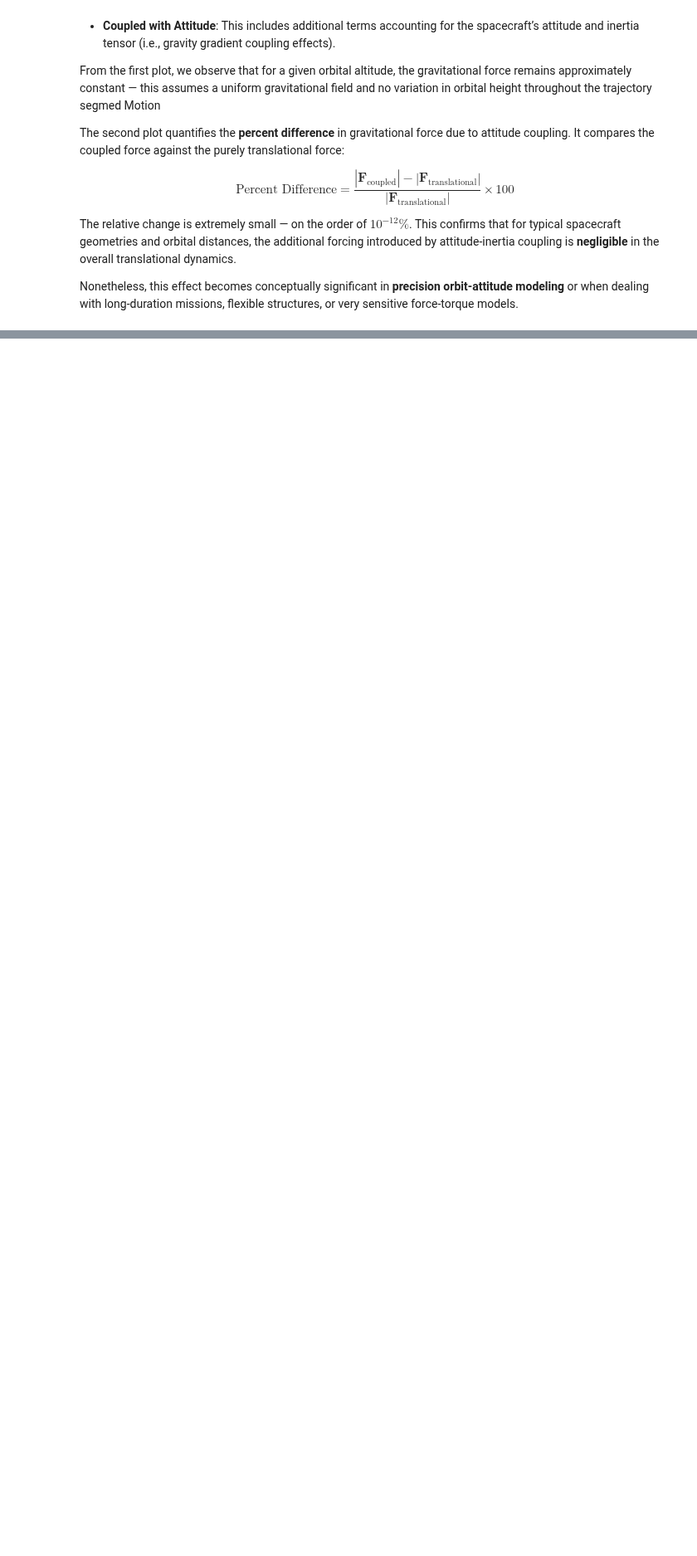
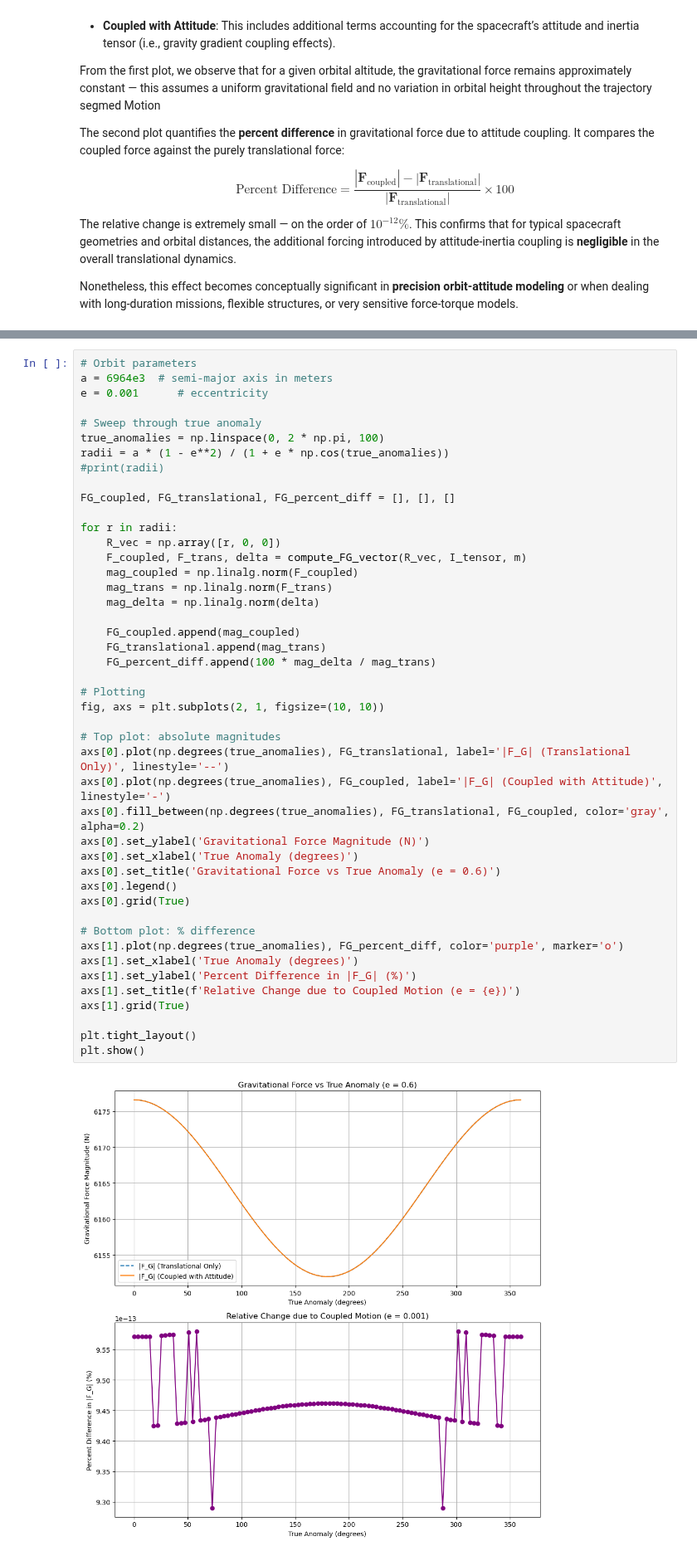
Before and after one commit to johnm3398/Spacecraft-Dynamics-and-Control, a Jupyter notebook: 2 - Kinetics; Studying Spacecraft Motion/Module 3 - Gravity Gradients.ipynb, the cells around one changed output, grey strips where cells are left out. Shown at 83% size. Saved outputs shown, nothing was run; the diff lists cells and outputs as text; blank space fills up the shorter version.

```diff
--- a/2 - Kinetics; Studying Spacecraft Motion/Module 3 - Gravity Gradients.ipynb
+++ b/2 - Kinetics; Studying Spacecraft Motion/Module 3 - Gravity Gradients.ipynb
@@ -872,3 +894,50 @@ Nonetheless, this effect becomes conceptually significant in **precision orbit-a
+# %%
+# Orbit parameters
+a = 6964e3  # semi-major axis in meters
+e = 0.001      # eccentricity
+
+# Sweep through true anomaly
+true_anomalies = np.linspace(0, 2 * np.pi, 100)
+radii = a * (1 - e**2) / (1 + e * np.cos(true_anomalies))
+#print(radii)
+
+FG_coupled, FG_translational, FG_percent_diff = [], [], []
+
+for r in radii:
+    R_vec = np.array([r, 0, 0])
+    F_coupled, F_trans, delta = compute_FG_vector(R_vec, I_tensor, m)
+    mag_coupled = np.linalg.norm(F_coupled)
+    mag_trans = np.linalg.norm(F_trans)
+    mag_delta = np.linalg.norm(delta)
+
+    FG_coupled.append(mag_coupled)
+    FG_translational.append(mag_trans)
+    FG_percent_diff.append(100 * mag_delta / mag_trans)
+
+# Plotting
+fig, axs = plt.subplots(2, 1, figsize=(10, 10))
+
+# Top plot: absolute magnitudes
+axs[0].plot(np.degrees(true_anomalies), FG_translational, label='|F_G| (Translational Only)', linestyle='--')
+axs[0].plot(np.degrees(true_anomalies), FG_coupled, label='|F_G| (Coupled with Attitude)', linestyle='-')
+axs[0].fill_between(np.degrees(true_anomalies), FG_translational, FG_coupled, color='gray', alpha=0.2)
+axs[0].set_ylabel('Gravitational Force Magnitude (N)')
+axs[0].set_xlabel('True Anomaly (degrees)')
+axs[0].set_title('Gravitational Force vs True Anomaly (e = 0.6)')
+axs[0].legend()
+axs[0].grid(True)
+
+# Bottom plot: % difference
+axs[1].plot(np.degrees(true_anomalies), FG_percent_diff, color='purple', marker='o')
+axs[1].set_xlabel('True Anomaly (degrees)')
+axs[1].set_ylabel('Percent Difference in |F_G| (%)')
+axs[1].set_title(f'Relative Change due to Coupled Motion (e = {e})')
+axs[1].grid(True)
+
+plt.tight_layout()
+plt.show()
+# %% [output]
+[figure, added]
 # %% [markdown]
 # 3.2) Relative Equilibria State
 # %% [markdown]
```
Also changed, not shown: parts of 13 cells of this notebook.
